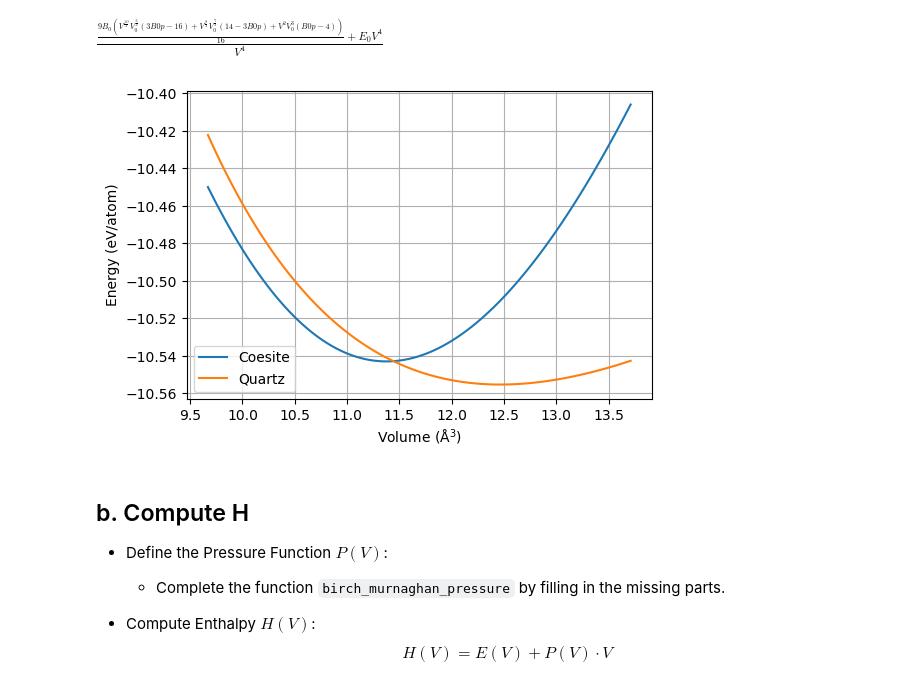
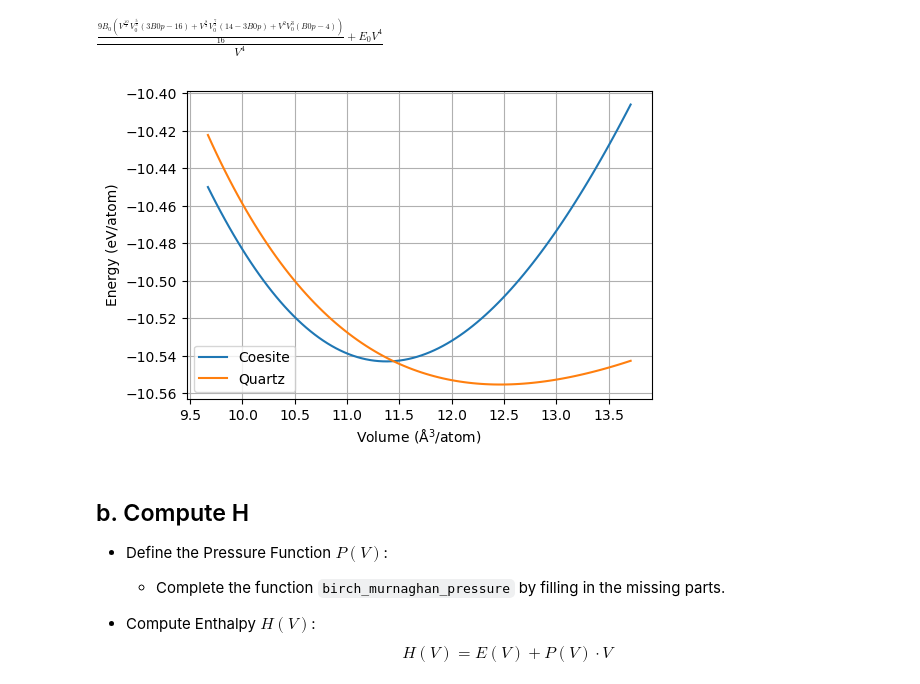
Before and after one commit to pyracetamol/tmms_2025, a Jupyter notebook: bmeos/bmeos.ipynb, the cells around one changed output. Cells and saved outputs as stored; diff of their text form; code cells hidden in the pictures.

```diff
--- a/bmeos/bmeos.ipynb
+++ b/bmeos/bmeos.ipynb
@@ -287,23 +287,23 @@ B0p_q = 5.339                    # Pressure derivative of the bulk modulus
 # %%
 # Step 3: Compute and plot energy vs. volume
 # Define a range of volumes around the equilibrium volume
 V_range = np.linspace(0.85 * min(V0_c, V0_q), 1.1 * max(V0_c, V0_q), 100)
 
 # Calculate energies for each phase
 E_c = birch_murnaghan_energy(V_range, E0_c, B0_c, B0p_c, V0_c)
 E_q = birch_murnaghan_energy(V_range, E0_q, B0_q, B0p_q, V0_q)
 
 # Plot the results
 plt.figure(figsize=(6, 4))
 plt.plot(V_range, E_c, label='Coesite')
 plt.plot(V_range, E_q, label='Quartz')
-plt.xlabel('Volume ($\mathrm{\AA}^3$)')
+plt.xlabel('Volume ($\mathrm{\AA}^3$/atom)')
 plt.ylabel('Energy (eV/atom)')
 
 plt.legend()
 plt.grid(True)
 # %% [output]
-[figure, old version]
+[figure, new version]
 # %% [markdown]
 ## b. Compute H
 
```
Also changed, not shown: parts of 2 cells of this notebook.
